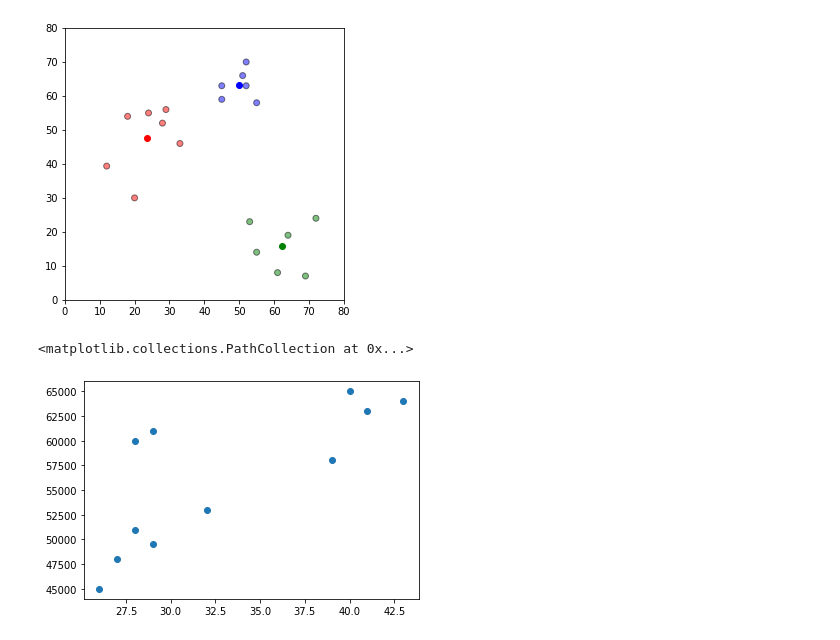
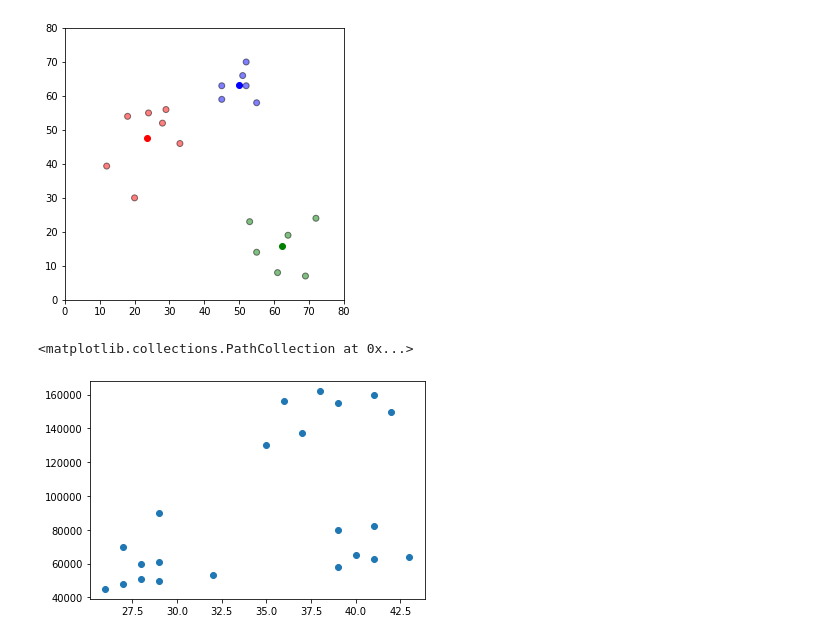
Before and after one commit to itspritish/util, a Jupyter notebook: kmeans_plot.ipynb, the cells around one changed output. Drawn from its saved outputs; the diff is of its cells as text; code cells hidden in the pictures.

```diff
--- a/kmeans_plot.ipynb
+++ b/kmeans_plot.ipynb
@@ -33,11 +33,14 @@ plt.show()
 # %% [output]
 [figure]
 # %%
+#####================================ NEW DATA SET===================================#####
+
 dfx = pd.read_csv('https://raw.githubusercontent.com/itspritish/util/master/kmeans.csv')
-plt.scatter(df1['Age'], df1['Income($)'])
+
+plt.scatter(dfx['Age'], dfx['Income($)'])
 # %% [output]
 <matplotlib.collections.PathCollection at 0x...>
-[figure, old version]
+[figure, new version]
 # %%
 
 from sklearn.cluster import KMeans
```
Also changed, not shown: parts of 6 cells of this notebook.
